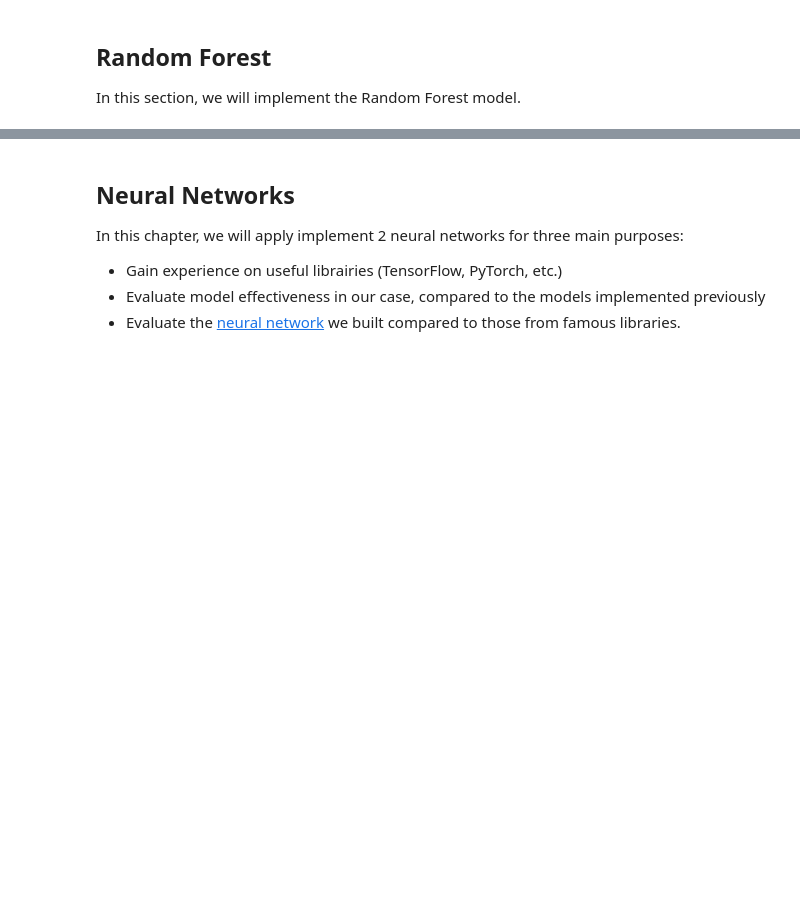
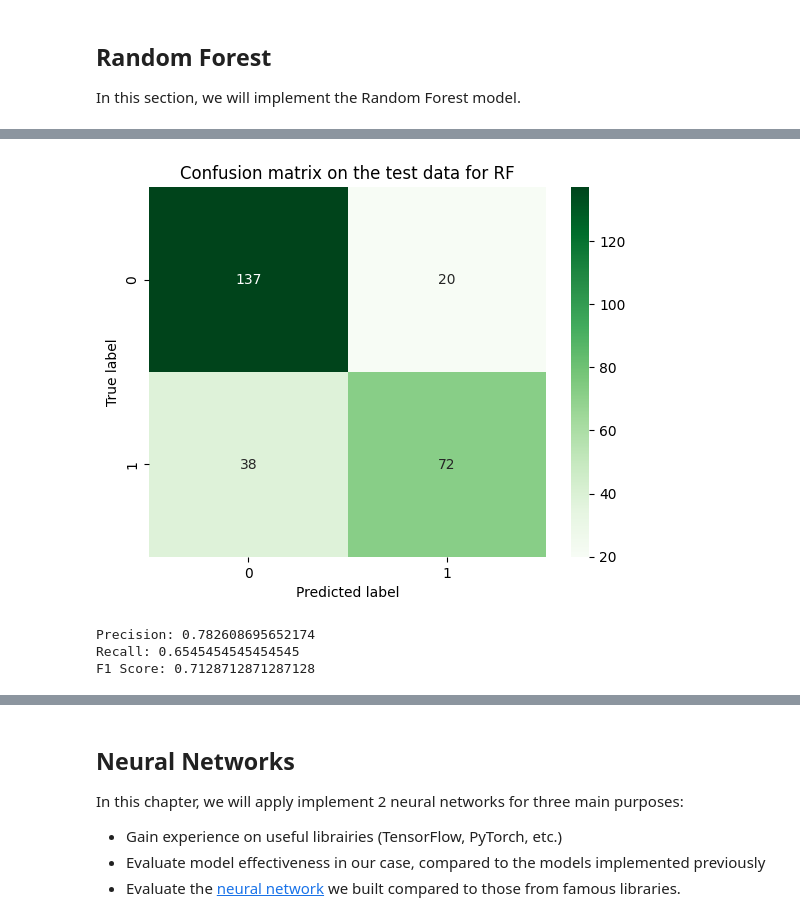
Before and after one commit to Gdeterline/Titanic_Survival_Prediction, a Jupyter notebook: main.ipynb, the cells around one changed output, grey strips where cells are left out. Drawn from its saved outputs; the diff is of its cells as text; code cells hidden in the pictures; blank space fills up the shorter version.

```diff
--- a/main.ipynb
+++ b/main.ipynb
@@ -730,0 +762,20 @@ In this section, we will implement the Random Forest model.
+# %%
+sns.heatmap(sk.metrics.confusion_matrix(y_test, y_test_RF_prediction), annot=True, fmt='d', cmap='Greens')
+plt.xlabel('Predicted label')
+plt.ylabel('True label')
+plt.title('Confusion matrix on the test data for RF')
+plt.savefig("./data_analysis_plots/confusion_matrix_test_RF.png")
+plt.show()
+
+precision = sk.metrics.precision_score(y_test, y_test_RF_prediction)
+recall = sk.metrics.recall_score(y_test, y_test_RF_prediction)
+f1 = sk.metrics.f1_score(y_test, y_test_RF_prediction)
+
+print("Precision: " + str(precision))
+print("Recall: " + str(recall))
+print("F1 Score: " + str(f1))
+# %% [output]
+[figure, added]
+Precision: 0.782608695652174
+Recall: 0.6545454545454545
+F1 Score: 0.7128712871287128
```
Also changed, not shown: parts of 18 cells of this notebook, 12 other files.
